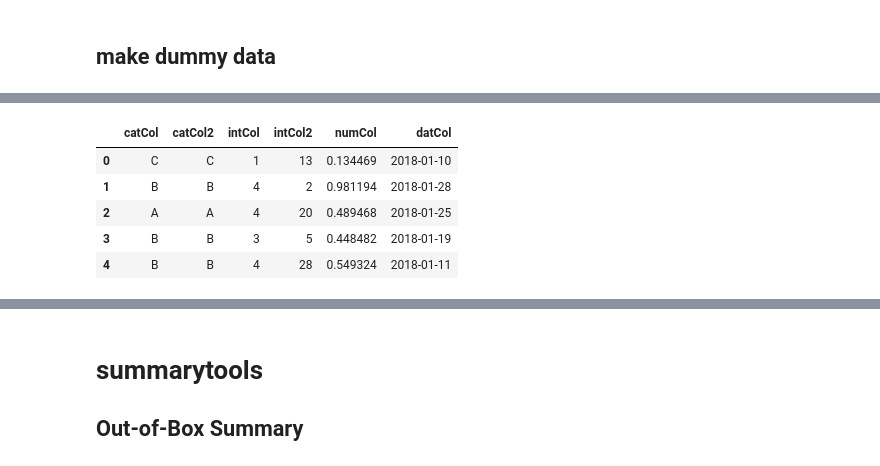
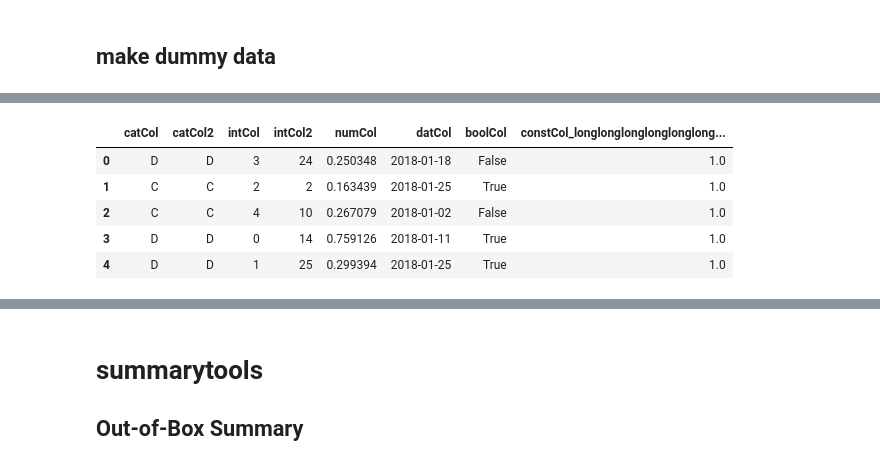
Before and after one commit to 6chaoran/jupyter-summarytools, a Jupyter notebook: quick-start.ipynb, the cells around one changed output, grey strips where cells are left out. Cells and saved outputs as stored; diff of their text form; code cells hidden in the pictures.

Commit message:
add boolean type, update table style.

```diff
--- a/quick-start.ipynb
+++ b/quick-start.ipynb
@@ -39,6 +39,8 @@ intCol = np.random.randint(5, size=100)
 intCol2 = np.random.randint(30, size=100)
 datCol = pd.date_range(
     '2018-01-01', '2018-01-31')[np.random.randint(31, size=100)]
+boolCol = np.array(list([True, False]))[np.random.randint(2, size=100)]
+constCol = np.ones(100)
 
 data = pd.DataFrame({
     'catCol': catCol,
@@ -46,7 +48,9 @@ data = pd.DataFrame({
     'intCol': intCol,
     'intCol2': intCol2,
     'numCol': numCol,
-    'datCol': datCol
+    'datCol': datCol,
+    'boolCol': boolCol,
+    'constCol_longlonglonglonglonglongName': constCol
 })
 
 print(data.dtypes)
@@ -62,7 +68,7 @@ datCol     datetime64[ns]
 dtype: object
-|  | catCol | catCol2 | intCol | intCol2 | numCol | datCol |
-| 0 | C | C | 1 | 13 | 0.134469 | 2018-01-10 |
-| 1 | B | B | 4 | 2 | 0.981194 | 2018-01-28 |
-| 2 | A | A | 4 | 20 | 0.489468 | 2018-01-25 |
-| 3 | B | B | 3 | 5 | 0.448482 | 2018-01-19 |
-| 4 | B | B | 4 | 28 | 0.549324 | 2018-01-11 |
+|  | catCol | catCol2 | intCol | intCol2 | numCol | datCol | boolCol | constCol_longlonglonglonglonglong... |
+| 0 | D | D | 3 | 24 | 0.250348 | 2018-01-18 | False | 1.0 |
+| 1 | C | C | 2 | 2 | 0.163439 | 2018-01-25 | True | 1.0 |
+| 2 | C | C | 4 | 10 | 0.267079 | 2018-01-02 | False | 1.0 |
+| 3 | D | D | 0 | 14 | 0.759126 | 2018-01-11 | True | 1.0 |
+| 4 | D | D | 1 | 25 | 0.299394 | 2018-01-25 | True | 1.0 |
```
Also changed, not shown: parts of 4 cells of this notebook, 2 other files.
